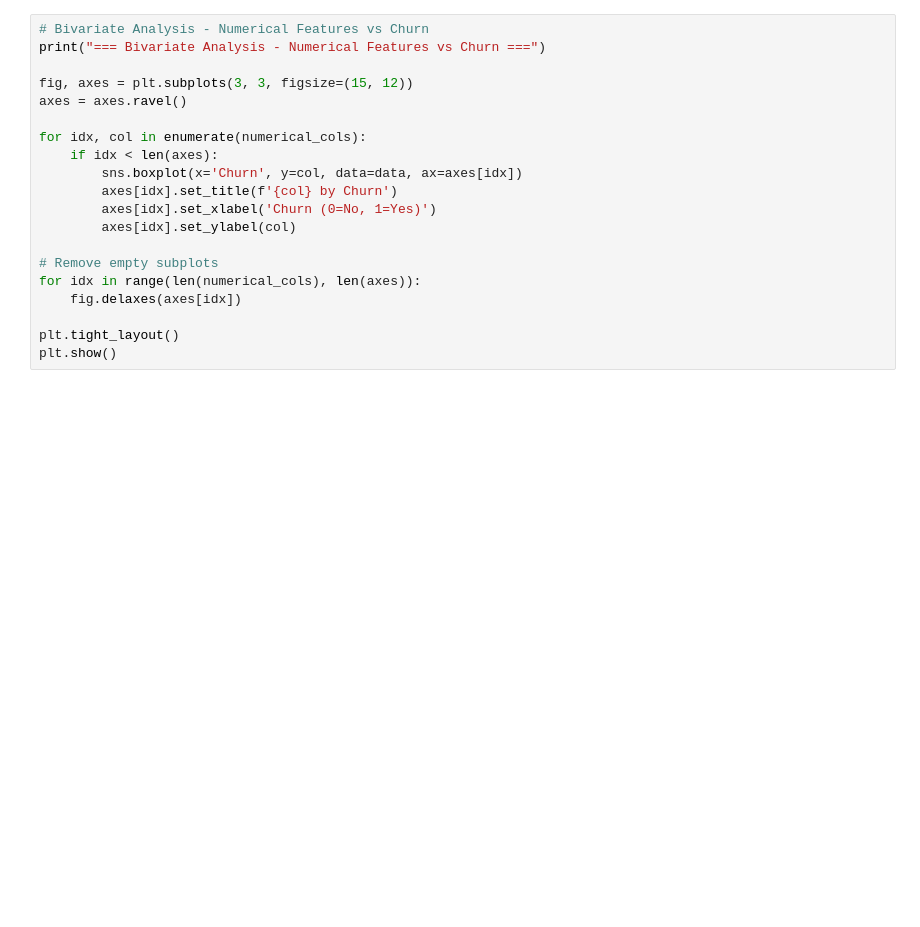
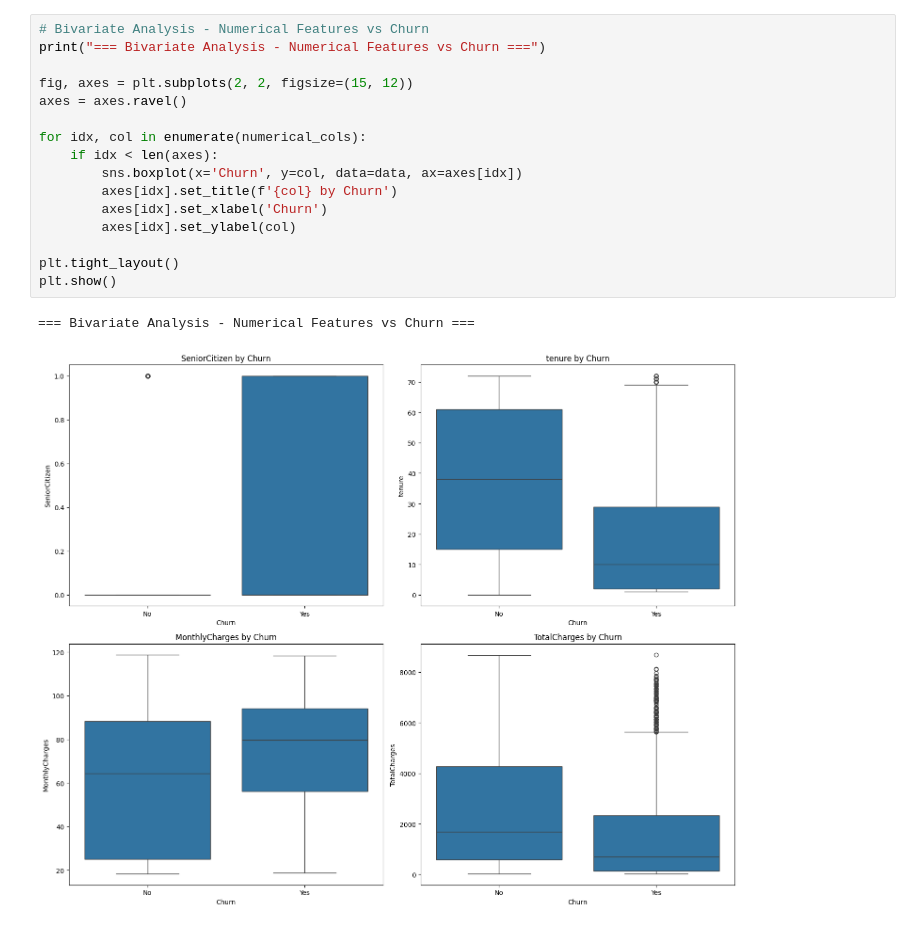
Before and after one commit to cat-cols/telco-churn-analytics, a Jupyter notebook: notebooks/01_eda.ipynb, the cells around one changed output. Cells and saved outputs as stored; diff of their text form; blank space fills up the shorter version.

```diff
--- a/notebooks/01_eda.ipynb
+++ b/notebooks/01_eda.ipynb
@@ -112,23 +167,22 @@ for col in categorical_cols:
 # %%
 # Bivariate Analysis - Numerical Features vs Churn
 print("=== Bivariate Analysis - Numerical Features vs Churn ===")
 
-fig, axes = plt.subplots(3, 3, figsize=(15, 12))
+fig, axes = plt.subplots(2, 2, figsize=(15, 12))
 axes = axes.ravel()
 
 for idx, col in enumerate(numerical_cols):
     if idx < len(axes):
         sns.boxplot(x='Churn', y=col, data=data, ax=axes[idx])
         axes[idx].set_title(f'{col} by Churn')
-        axes[idx].set_xlabel('Churn (0=No, 1=Yes)')
+        axes[idx].set_xlabel('Churn')
         axes[idx].set_ylabel(col)
-
-# Remove empty subplots
-for idx in range(len(numerical_cols), len(axes)):
-    fig.delaxes(axes[idx])
 
 plt.tight_layout()
 plt.show()
+# %% [output]
+=== Bivariate Analysis - Numerical Features vs Churn ===
+[figure, added]
 # %%
 # Bivariate Analysis - Categorical Features vs Churn
 print("=== Bivariate Analysis - Categorical Features vs Churn ===")
```
Also changed, not shown: parts of 9 cells of this notebook, 19 other files.
